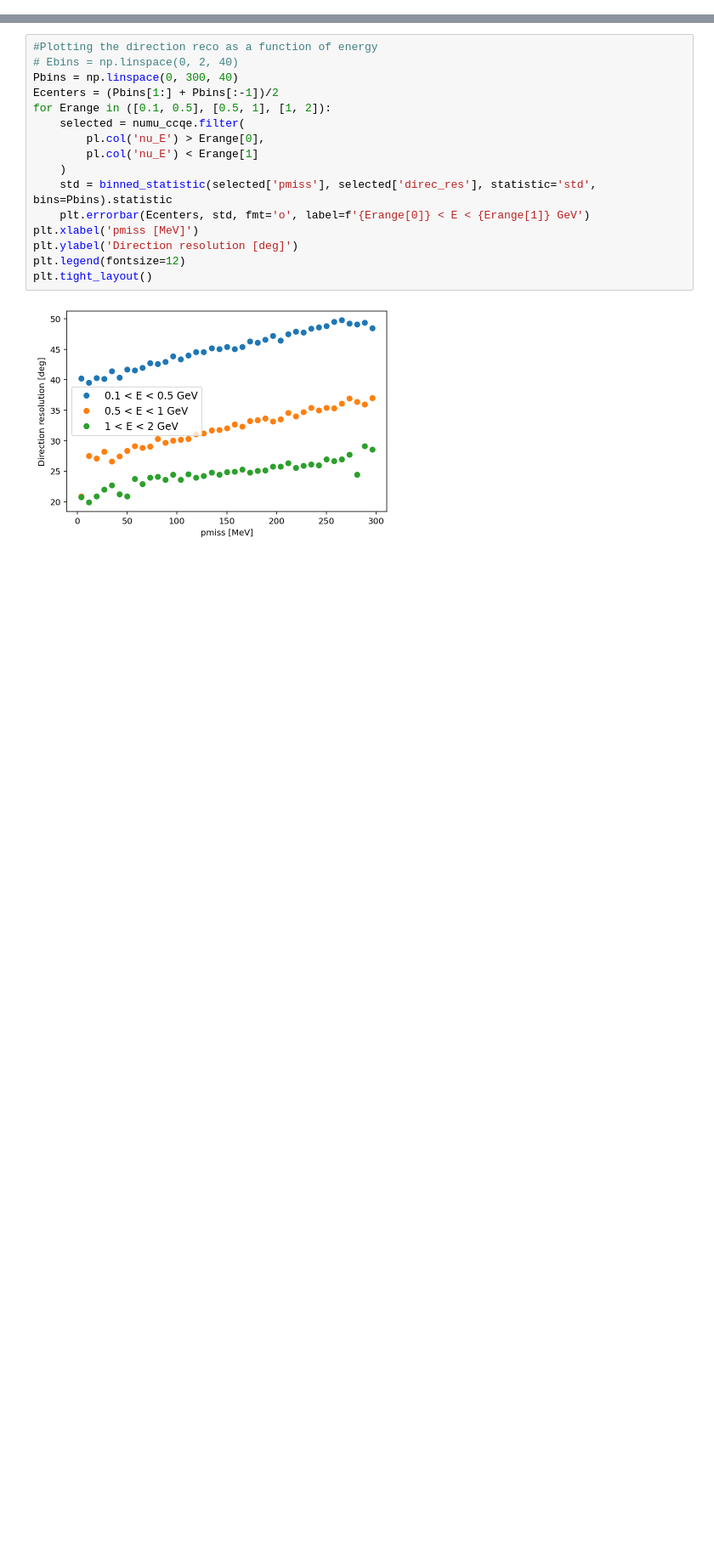
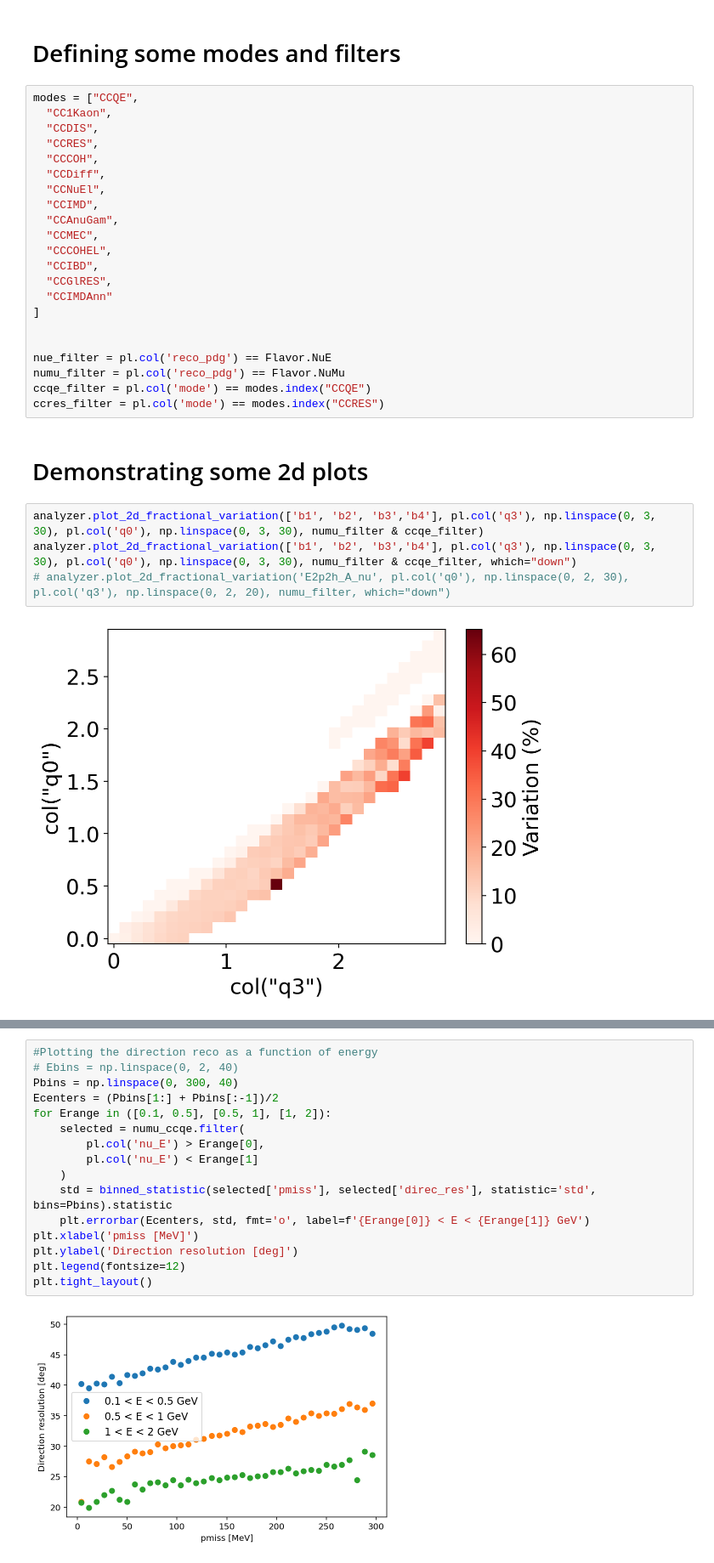
Before and after one commit to DUNE/atmospherics-tools, a Jupyter notebook: xsec_systs_calculation/tools/read_systs.ipynb, the cells around one changed output, grey strips where cells are left out. Shown at 85% size. Drawn from its saved outputs; the diff is of its cells as text; blank space fills up the shorter version.

```diff
--- a/xsec_systs_calculation/tools/read_systs.ipynb
+++ b/xsec_systs_calculation/tools/read_systs.ipynb
@@ -115,0 +92,32 @@ plt.colorbar()
+# %% [markdown]
+# Defining some modes and filters
+# %%
+modes = ["CCQE",
+  "CC1Kaon",
+  "CCDIS",
+  "CCRES",
+  "CCCOH",
+  "CCDiff",
+  "CCNuEl",
+  "CCIMD",
+  "CCAnuGam",
+  "CCMEC",
+  "CCCOHEL",
+  "CCIBD",
+  "CCGlRES",
+  "CCIMDAnn"
+]
+
+
+nue_filter = pl.col('reco_pdg') == Flavor.NuE
+numu_filter = pl.col('reco_pdg') == Flavor.NuMu
+ccqe_filter = pl.col('mode') == modes.index("CCQE")
+ccres_filter = pl.col('mode') == modes.index("CCRES")
+# %% [markdown]
+# Demonstrating some 2d plots
+# %%
+analyzer.plot_2d_fractional_variation(['b1', 'b2', 'b3','b4'], pl.col('q3'), np.linspace(0, 3, 30), pl.col('q0'), np.linspace(0, 3, 30), numu_filter & ccqe_filter)
+analyzer.plot_2d_fractional_variation(['b1', 'b2', 'b3','b4'], pl.col('q3'), np.linspace(0, 3, 30), pl.col('q0'), np.linspace(0, 3, 30), numu_filter & ccqe_filter, which="down")
+# analyzer.plot_2d_fractional_variation('E2p2h_A_nu', pl.col('q0'), np.linspace(0, 2, 30), pl.col('q3'), np.linspace(0, 2, 20), numu_filter, which="down")
+# %% [output]
+[figure, added]
```
Also changed, not shown: parts of 27 cells of this notebook, 3 other files.
